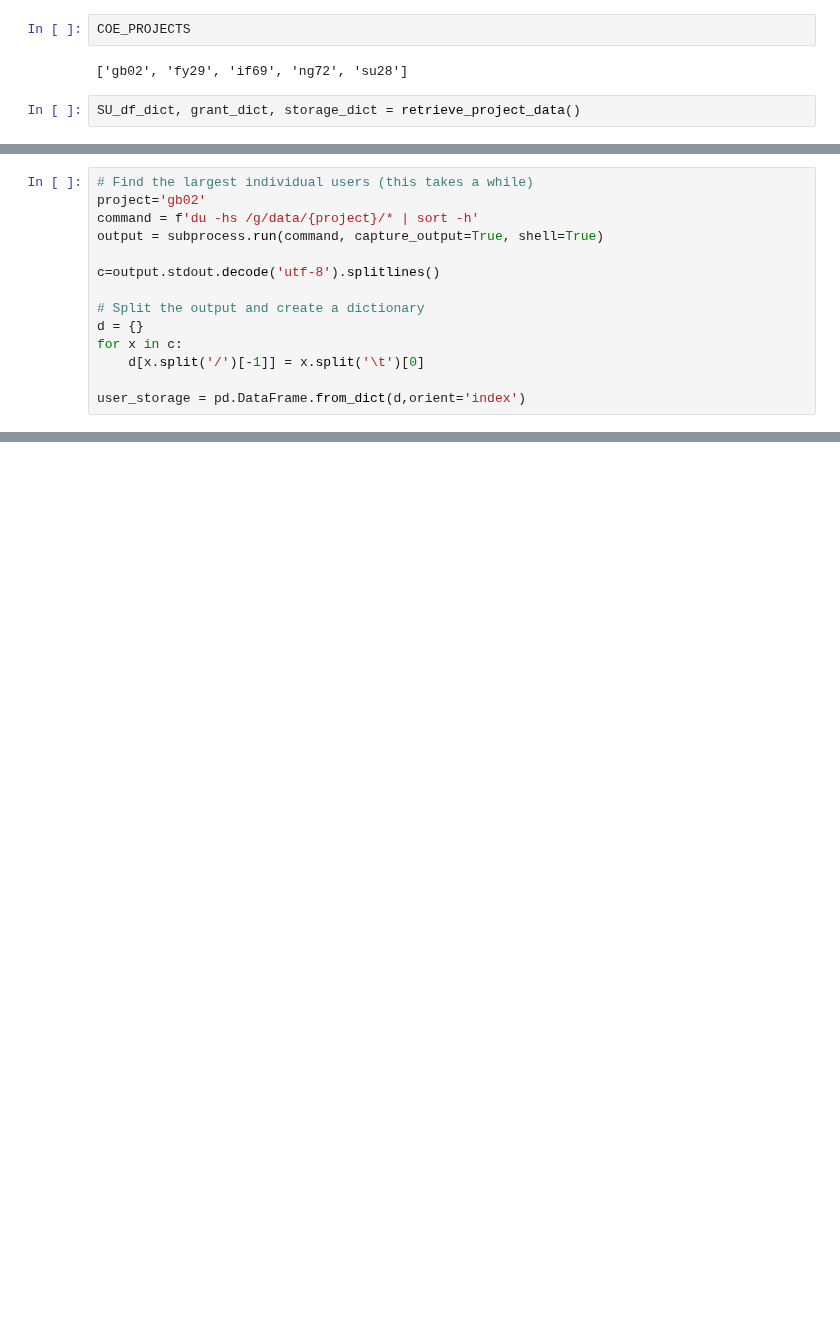
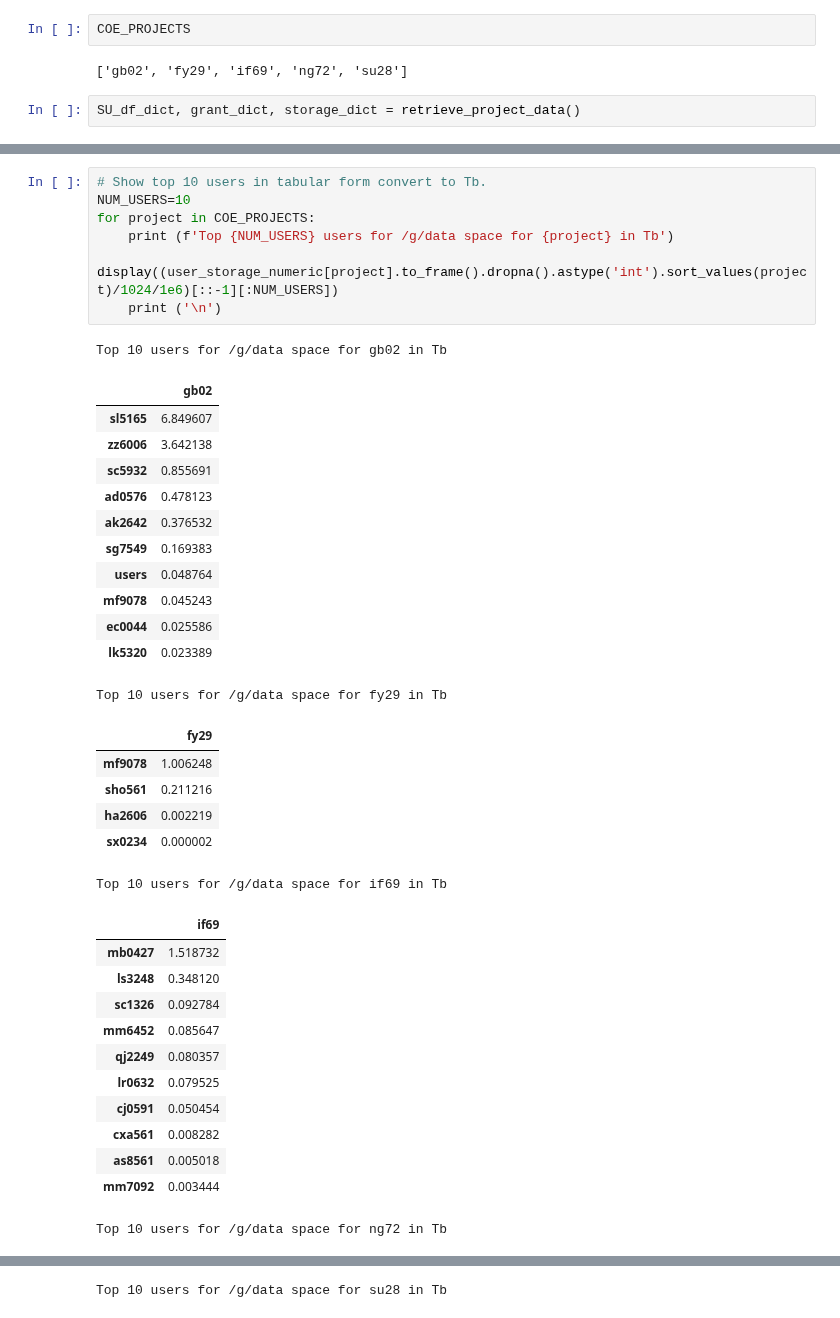
Before and after one commit to 21centuryweather/nci_resource_tools, a Jupyter notebook: notebooks/Generate_reports.ipynb, the cells around one changed output, grey strips where cells are left out. Cells and saved outputs as stored; diff of their text form; blank space fills up the shorter version.

```diff
--- a/notebooks/Generate_reports.ipynb
+++ b/notebooks/Generate_reports.ipynb
@@ -98,14 +85,0 @@ plt.tight_layout()
-# %%
-# Find the largest individual users (this takes a while)
-project='gb02'
-command = f'du -hs /g/data/{project}/* | sort -h'
-output = subprocess.run(command, capture_output=True, shell=True)
-
-c=output.stdout.decode('utf-8').splitlines()
-
-# Split the output and create a dictionary
-d = {}
-for x in c:
-    d[x.split('/')[-1]] = x.split('\t')[0]
-
-user_storage = pd.DataFrame.from_dict(d,orient='index')
@@ -155,0 +112,39 @@ user_storage_numeric = pd.DataFrame.from_dict(d,orient='index').astype('int')
+# %%
+# Show top 10 users in tabular form convert to Tb.
+NUM_USERS=10
+for project in COE_PROJECTS:
+    print (f'Top {NUM_USERS} users for /g/data space for {project} in Tb')
+    display((user_storage_numeric[project].to_frame().dropna().astype('int').sort_values(project)/1024/1e6)[::-1][:NUM_USERS])
+    print ('\n')
+# %% [output]
+Top 10 users for /g/data space for gb02 in Tb
+|  | gb02 |
+| sl5165 | 6.849607 |
+| zz6006 | 3.642138 |
+| sc5932 | 0.855691 |
+| ad0576 | 0.478123 |
+| ak2642 | 0.376532 |
+| sg7549 | 0.169383 |
+| users | 0.048764 |
+| mf9078 | 0.045243 |
+| ec0044 | 0.025586 |
+| lk5320 | 0.023389 |
+Top 10 users for /g/data space for fy29 in Tb
+|  | fy29 |
+| mf9078 | 1.006248 |
+| sho561 | 0.211216 |
+| ha2606 | 0.002219 |
+| sx0234 | 0.000002 |
+Top 10 users for /g/data space for if69 in Tb
+|  | if69 |
+| mb0427 | 1.518732 |
+| ls3248 | 0.348120 |
+| sc1326 | 0.092784 |
+| mm6452 | 0.085647 |
+| qj2249 | 0.080357 |
+| lr0632 | 0.079525 |
+| cj0591 | 0.050454 |
+| cxa561 | 0.008282 |
+| as8561 | 0.005018 |
+| mm7092 | 0.003444 |
+Top 10 users for /g/data space for ng72 in Tb
@@ -155,0 +162 @@ user_storage_numeric = pd.DataFrame.from_dict(d,orient='index').astype('int')
+Top 10 users for /g/data space for su28 in Tb
```
Also changed, not shown: parts of 15 cells of this notebook, 1 other file.
